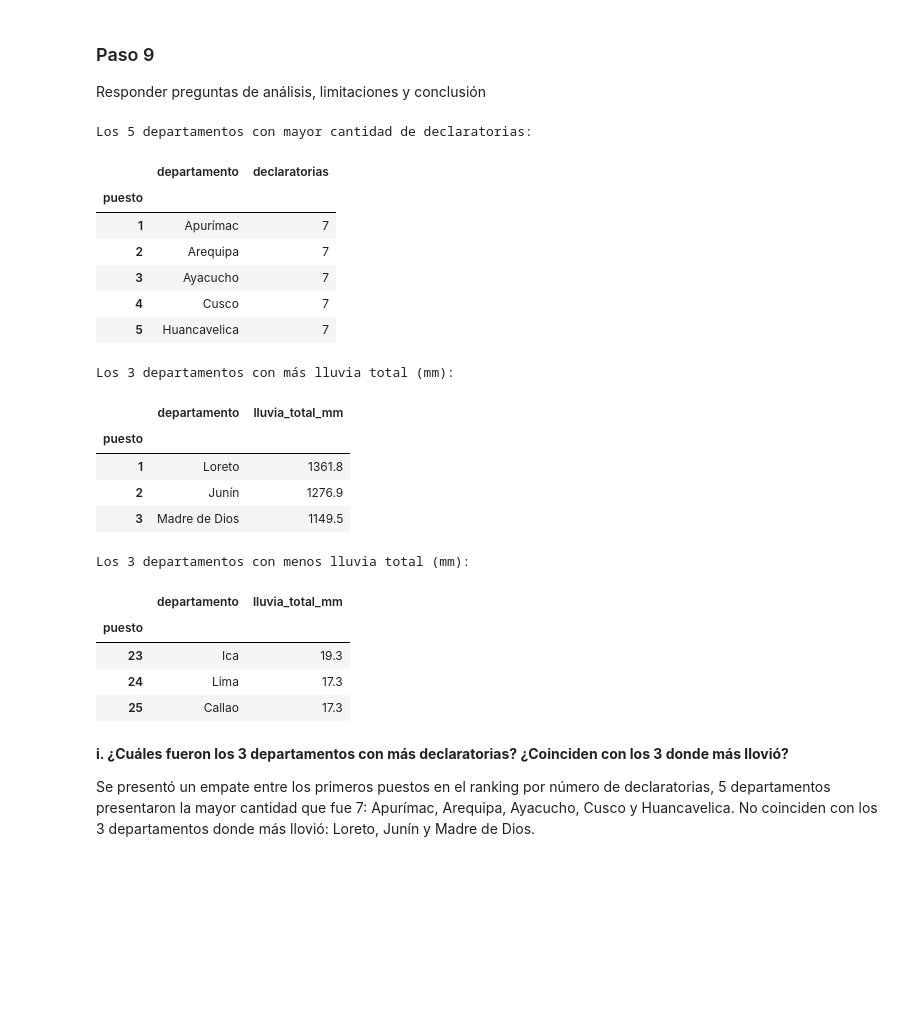
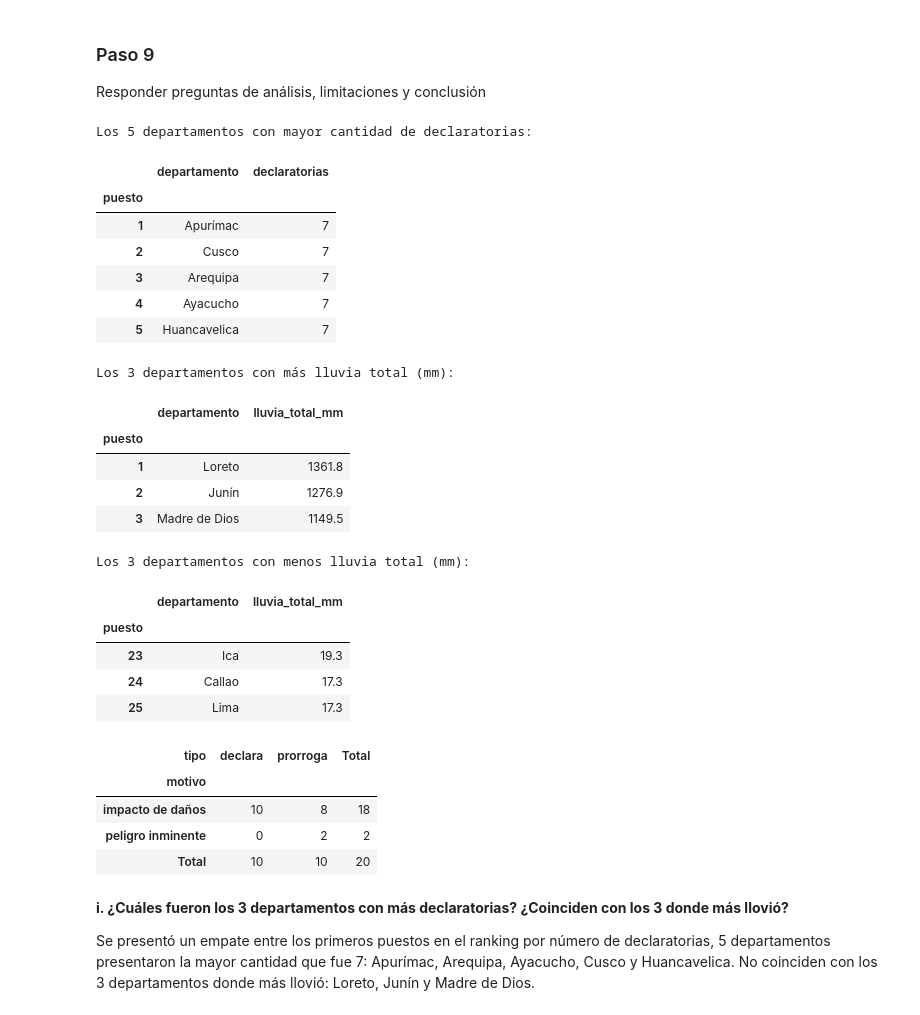
Before and after one commit to diegosimemirror/Grupo-3-Python-PUCP, a Jupyter notebook: assignment_2/cruce_analisis.ipynb, the cells around one changed output. Saved outputs shown, nothing was run; the diff lists cells and outputs as text; code cells hidden in the pictures; blank space fills up the shorter version.

```diff
--- a/assignment_2/cruce_analisis.ipynb
+++ b/assignment_2/cruce_analisis.ipynb
@@ -348,28 +331,35 @@ Responder preguntas de análisis, limitaciones y conclusión
 # %%
 # Datos adicionales para responder preguntas
 
 # i
 #---#
 print("Los 5 departamentos con mayor cantidad de declaratorias:")
 display(ranking_decretos.set_index("puesto").head(5))
 
 ranking_lluvias = tabla_final.sort_values("lluvia_total_mm", ascending=False)[["departamento", "lluvia_total_mm"]]
 ranking_lluvias.insert(0, "puesto", range(1, len(ranking_lluvias) + 1))
 print("Los 3 departamentos con más lluvia total (mm):")
 display(ranking_lluvias.set_index("puesto").head(3))
 
 # ii
 #---#
 print("Los 3 departamentos con menos lluvia total (mm):")
 display(ranking_lluvias.set_index("puesto").tail(3))
+
+# iii
+#---#
+decretos_tipo = pd.read_csv("datos/decretos_lluvias.csv")
+
+pd.crosstab(decretos_tipo["motivo"], decretos_tipo["tipo"],
+            margins=True, margins_name="Total")
 # %% [output]
 Los 5 departamentos con mayor cantidad de declaratorias:
 |  | departamento | declaratorias |
 | puesto |  |  |
 | 1 | Apurímac | 7 |
-| 2 | Arequipa | 7 |
-| 3 | Ayacucho | 7 |
-| 4 | Cusco | 7 |
+| 2 | Cusco | 7 |
+| 3 | Arequipa | 7 |
+| 4 | Ayacucho | 7 |
 | 5 | Huancavelica | 7 |
 Los 3 departamentos con más lluvia total (mm):
 |  | departamento | lluvia_total_mm |
@@ -381,8 +371,13 @@ Los 3 departamentos con menos lluvia total (mm):
 |  | departamento | lluvia_total_mm |
 | puesto |  |  |
 | 23 | Ica | 19.3 |
-| 24 | Lima | 17.3 |
-| 25 | Callao | 17.3 |
+| 24 | Callao | 17.3 |
+| 25 | Lima | 17.3 |
+| tipo | declara | prorroga | Total |
+| motivo |  |  |  |
+| impacto de daños | 10 | 8 | 18 |
+| peligro inminente | 0 | 2 | 2 |
+| Total | 10 | 10 | 20 |
 # %% [markdown]
 **i. ¿Cuáles fueron los 3 departamentos con más declaratorias? ¿Coinciden con los 3 donde más llovió?**
 
```
Also changed, not shown: parts of 7 cells of this notebook.
